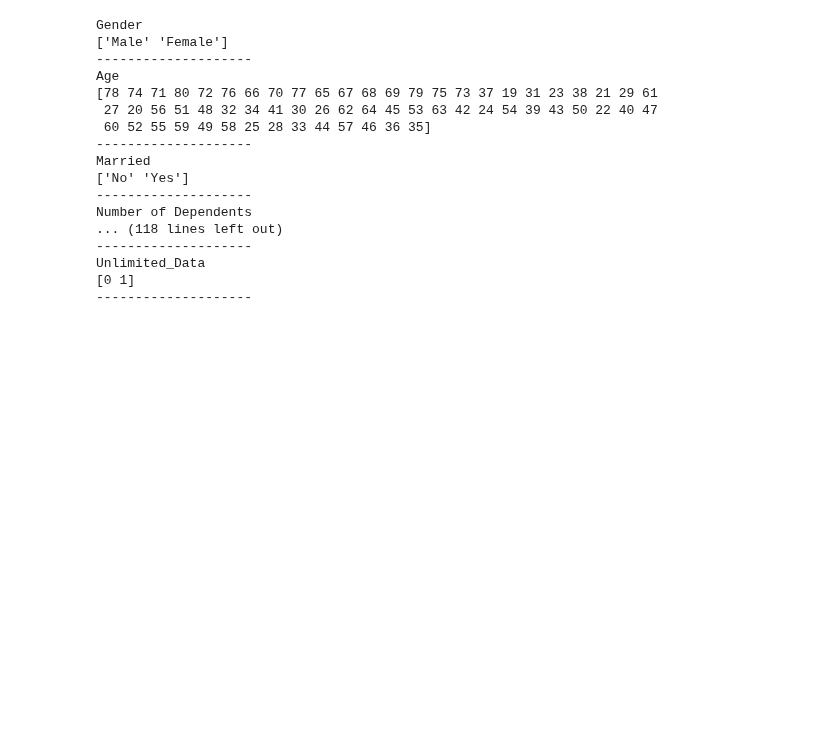
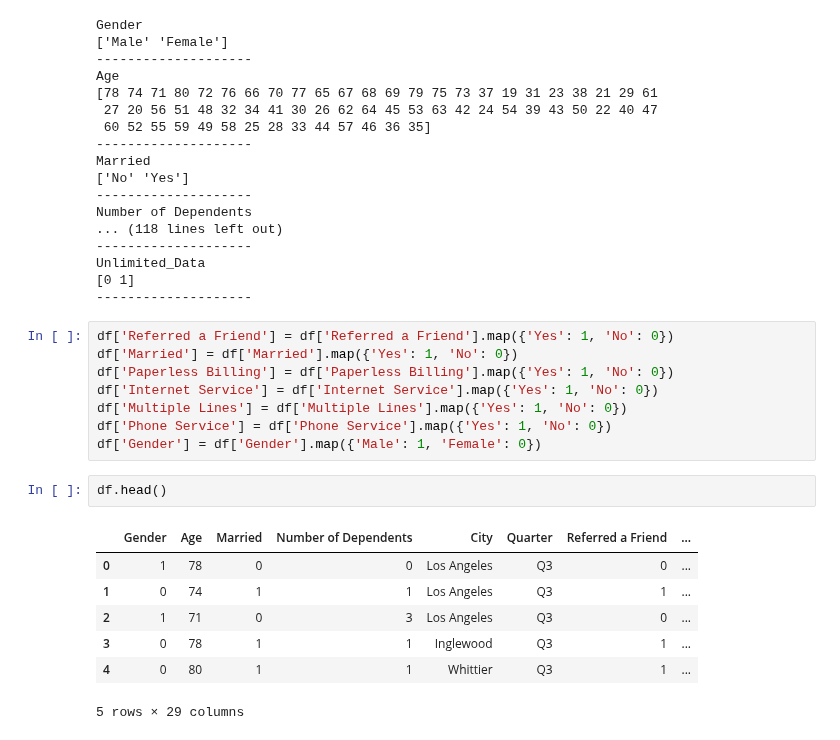
Before and after one commit to Akbarhusain12/churn-project, a Jupyter notebook: notebooks/01_eda.ipynb, the cells around one changed output. Cells and saved outputs as stored; diff of their text form; blank space fills up the shorter version.

```diff
--- a/notebooks/01_eda.ipynb
+++ b/notebooks/01_eda.ipynb
@@ -167,3 +172,21 @@ Number of Dependents
 Unlimited_Data
 [0 1]
 --------------------
+# %%
+df['Referred a Friend'] = df['Referred a Friend'].map({'Yes': 1, 'No': 0})
+df['Married'] = df['Married'].map({'Yes': 1, 'No': 0})
+df['Paperless Billing'] = df['Paperless Billing'].map({'Yes': 1, 'No': 0})
+df['Internet Service'] = df['Internet Service'].map({'Yes': 1, 'No': 0})
+df['Multiple Lines'] = df['Multiple Lines'].map({'Yes': 1, 'No': 0})
+df['Phone Service'] = df['Phone Service'].map({'Yes': 1, 'No': 0})
+df['Gender'] = df['Gender'].map({'Male': 1, 'Female': 0})
+# %%
+df.head()
+# %% [output]
+|  | Gender | Age | Married | Number of Dependents | City | Quarter | Referred a Friend | ... |
+| 0 | 1 | 78 | 0 | 0 | Los Angeles | Q3 | 0 | ... |
+| 1 | 0 | 74 | 1 | 1 | Los Angeles | Q3 | 1 | ... |
+| 2 | 1 | 71 | 0 | 3 | Los Angeles | Q3 | 0 | ... |
+| 3 | 0 | 78 | 1 | 1 | Inglewood | Q3 | 1 | ... |
+| 4 | 0 | 80 | 1 | 1 | Whittier | Q3 | 1 | ... |
+5 rows × 29 columns
```
Also changed, not shown: parts of 22 cells of this notebook.
